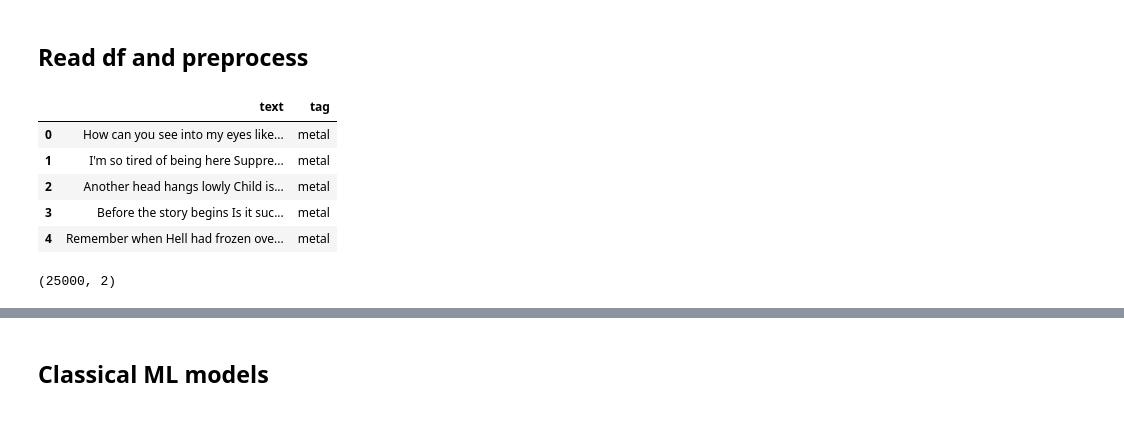
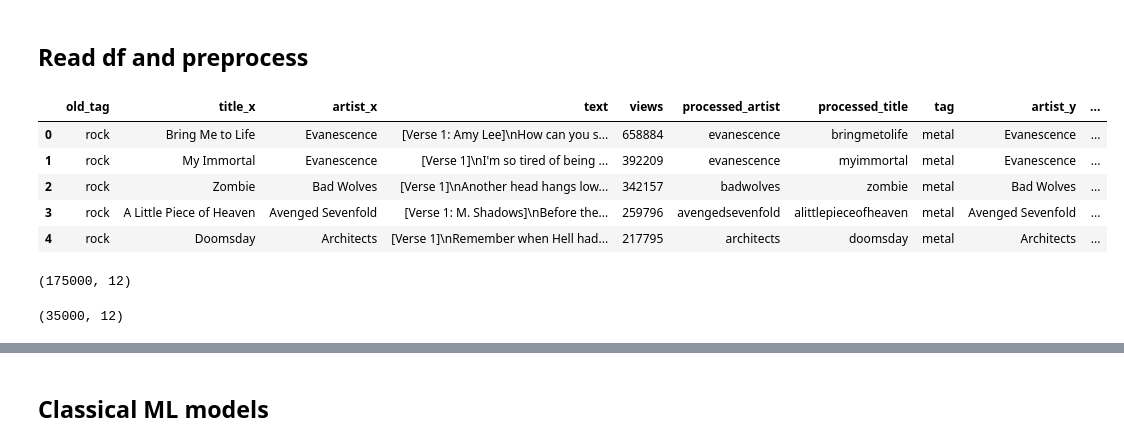
Before and after one commit to s7on1250/AnalyzingLyricsByAI, a Jupyter notebook: ml/classical_ml.ipynb, the cells around one changed output, grey strips where cells are left out. Saved outputs shown, nothing was run; the diff lists cells and outputs as text; code cells hidden in the pictures.

```diff
--- a/ml/classical_ml.ipynb
+++ b/ml/classical_ml.ipynb
@@ -8,19 +8,24 @@ from sklearn.metrics import classification_report
 # %% [markdown]
 ## Read df and preprocess
 # %%
-df = pd.read_csv('short.csv')
+df = pd.read_csv('/home/john/DataspellProjects/AnalyzingLyricsByAI/data/perfect_dataset.csv')
 df.head()
 # %% [output]
-|  | text | tag |
-| 0 | How can you see into my eyes like... | metal |
-| 1 | I'm so tired of being here Suppre... | metal |
-| 2 | Another head hangs lowly Child is... | metal |
-| 3 | Before the story begins Is it suc... | metal |
-| 4 | Remember when Hell had frozen ove... | metal |
+|  | old_tag | title_x | artist_x | text | views | processed_artist | processed_title | tag | artist_y | ... |
+| 0 | rock | Bring Me to Life | Evanescence | [Verse 1: Amy Lee]\nHow can you s... | 658884 | evanescence | bringmetolife | metal | Evanescence | ... |
+| 1 | rock | My Immortal | Evanescence | [Verse 1]\nI'm so tired of being ... | 392209 | evanescence | myimmortal | metal | Evanescence | ... |
+| 2 | rock | Zombie | Bad Wolves | [Verse 1]\nAnother head hangs low... | 342157 | badwolves | zombie | metal | Bad Wolves | ... |
+| 3 | rock | A Little Piece of Heaven | Avenged Sevenfold | [Verse 1: M. Shadows]\nBefore the... | 259796 | avengedsevenfold | alittlepieceofheaven | metal | Avenged Sevenfold | ... |
+| 4 | rock | Doomsday | Architects | [Verse 1]\nRemember when Hell had... | 217795 | architects | doomsday | metal | Architects | ... |
 # %%
 df.shape
 # %% [output]
-(25000, 2)
+(175000, 12)
+# %%
+df = df.sample(frac=0.2, random_state=42)
+df.shape
+# %% [output]
+(35000, 12)
 # %%
 df = df[['text', 'tag']]
 df.columns = ['lyrics', 'genre']
```
Also changed, not shown: parts of 15 cells of this notebook, 6 other files.
